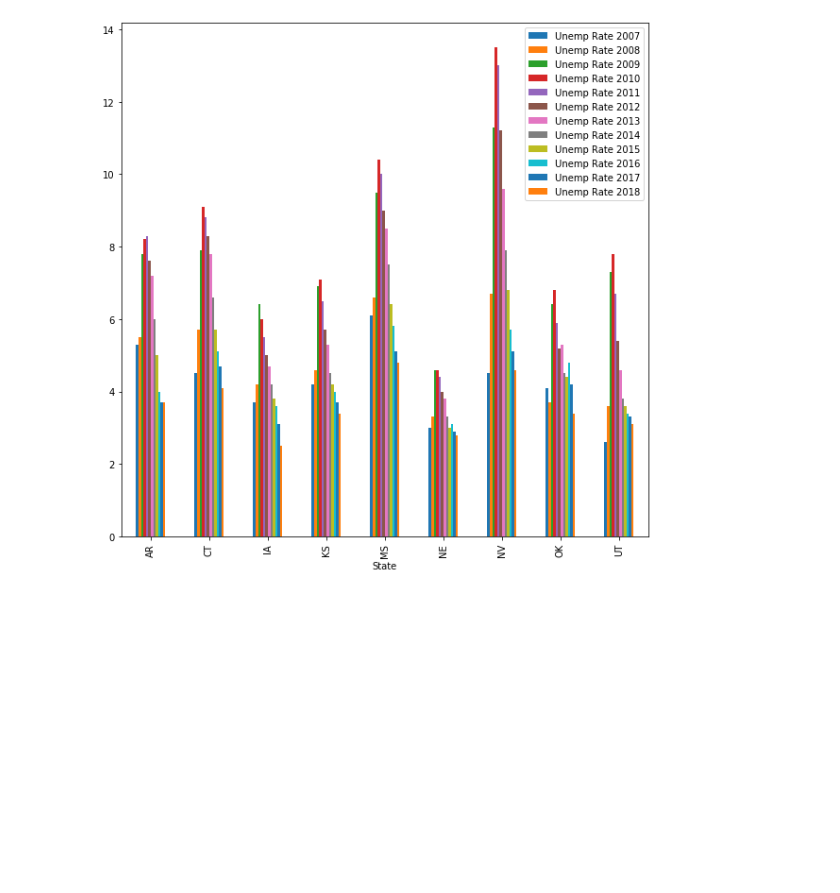
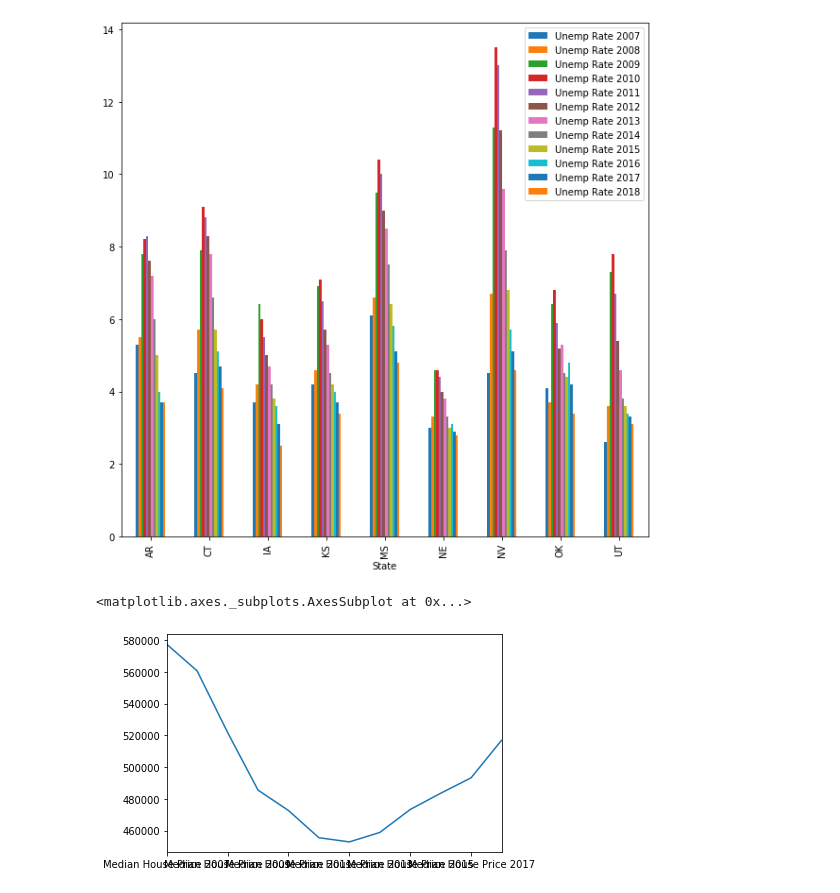
Before and after one commit to shawn-cavalieri/panic_at_the_desktop_project_1, a Jupyter notebook: jack_harvey.ipynb, the cells around one changed output. Cells and saved outputs as stored; diff of their text form; code cells hidden in the pictures; blank space fills up the shorter version.

```diff
--- a/jack_harvey.ipynb
+++ b/jack_harvey.ipynb
@@ -897,12 +865,0 @@ e_states['Median House Price 2014'] = two_fourteen
-# %%
-two_fifteen = housing_data.loc[housing_data['Year']==2015]
-del two_fifteen['Year']
-e_states['Median House Price 2015'] = two_fifteen
-# %%
-two_sixteen = housing_data.loc[housing_data['Year']==2016]
-del two_sixteen['Year']
-e_states['Median House Price 2016'] = two_sixteen
-# %%
-two_seventeen = housing_data.loc[housing_data['Year']==2017]
-del two_seventeen['Year']
-e_states['Median House Price 2017'] = two_seventeen
@@ -908,0 +880,4 @@ e_states['Median House Price 2017'] = two_seventeen
+# %%
+def state_house_price(state):
+    st = e_states.loc[state]
+    return st[["Median House Price 2007","Median House Price 2008","Median House Price 2009","Median House Price 2010","Median House Price 2011","Median House Price 2012","Median House Price 2013","Median House Price 2014","Median House Price 2015","Median House Price 2016","Median House Price 2017","Median House Price 2018"]]
@@ -909,3 +935,8 @@ e_states['Median House Price 2017'] = two_seventeen
+# %%
+nj_house.T.plot.line()
+# %% [output]
+<matplotlib.axes._subplots.AxesSubplot at 0x...>
+[figure, added]
 # %%
 e_states
 # %% [output]
```
Also changed, not shown: parts of 12 cells of this notebook.
